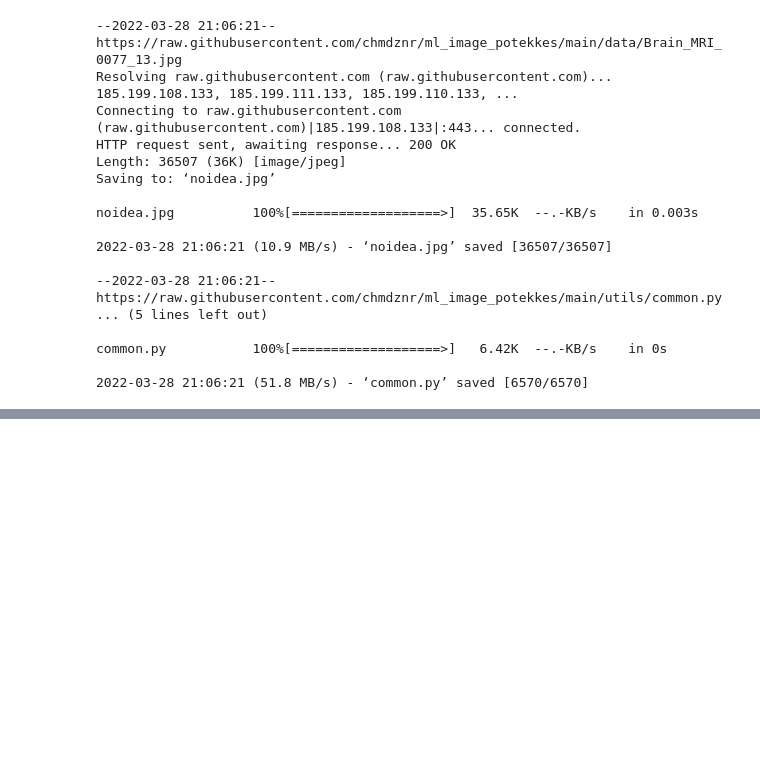
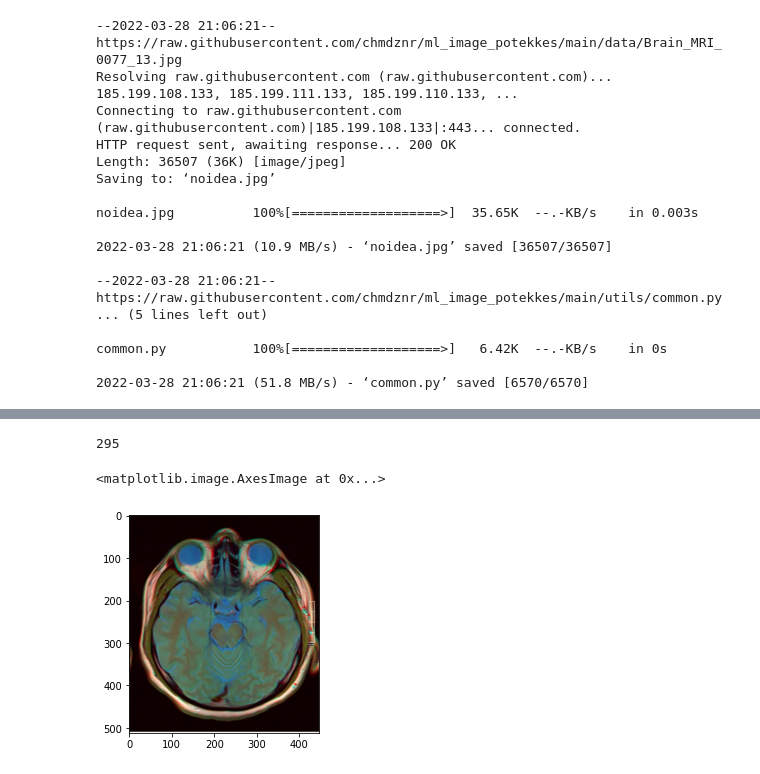
Before and after one commit to chmdznr/ml_image_potekkes, a Jupyter notebook: 1. Dasar Digital Image Processing/01_fundamentals.ipynb, the cells around one changed output, grey strips where cells are left out. Saved outputs shown, nothing was run; the diff lists cells and outputs as text; code cells hidden in the pictures; blank space fills up the shorter version.

```diff
--- a/1. Dasar Digital Image Processing/01_fundamentals.ipynb
+++ b/1. Dasar Digital Image Processing/01_fundamentals.ipynb
@@ -49,0 +100,14 @@ common.py           100%[===================>]   6.42K  --.-KB/s    in 0s
+# %%
+COLORflags = [flag for flag in dir(cv2) if flag.startswith('COLOR') ]
+print(len(COLORflags))
+
+# If you want to see them all, rather than just a count uncomment the following line
+#print(COLORflags)
+# %% [output]
+295
+# %%
+opencv_merged=cv2.cvtColor(input_image, cv2.COLOR_BGR2RGB)
+plt.imshow(opencv_merged)
+# %% [output]
+<matplotlib.image.AxesImage at 0x...>
+[figure, added]
```
Also changed, not shown: parts of 25 cells of this notebook.
